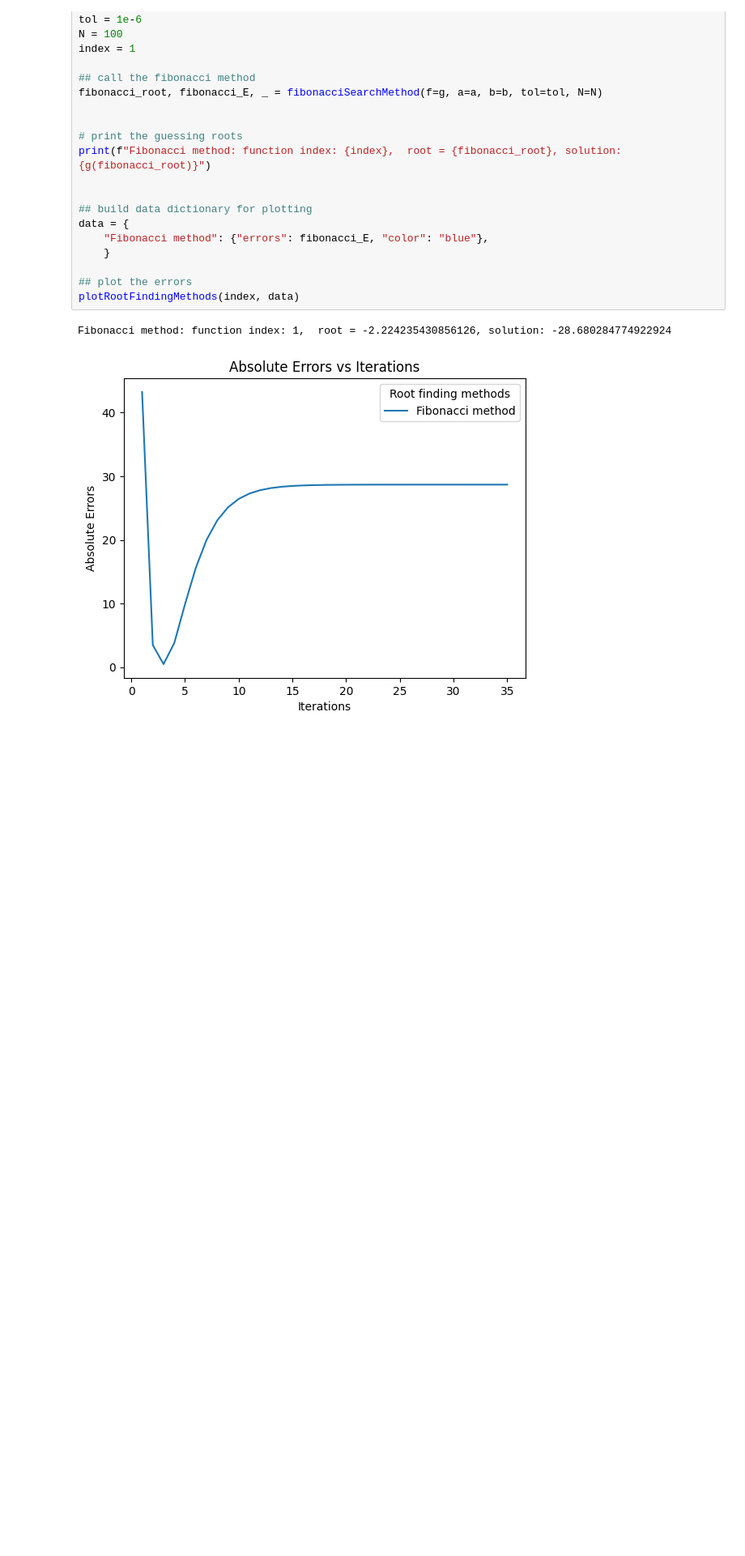
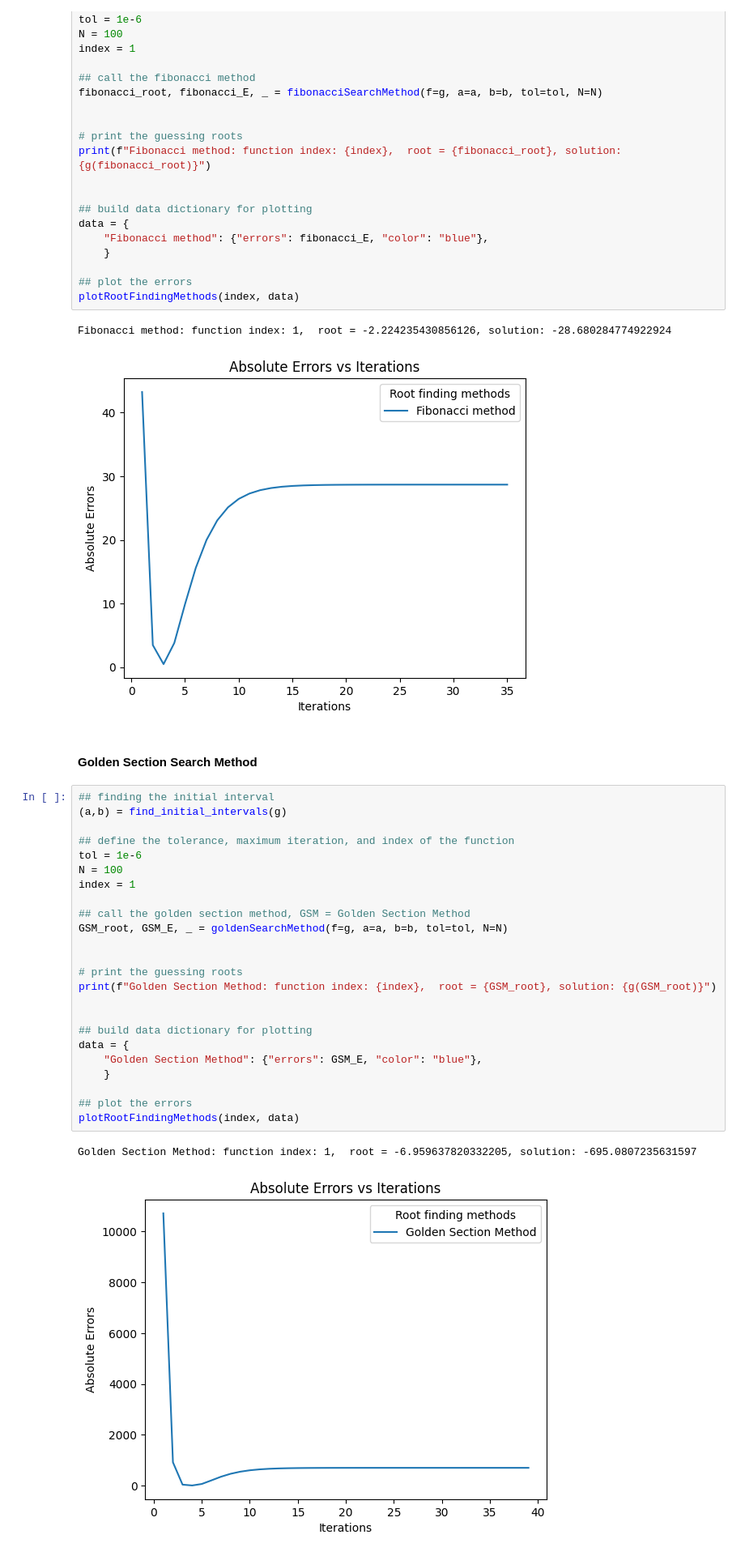
Before and after one commit to saeedahmadicp/numerical_optimization_of_ai, a Jupyter notebook: Test Notebook.ipynb, the cells around one changed output. Shown: that part at 81% size. Saved outputs shown, nothing was run; the diff lists cells and outputs as text; blank space fills up the shorter version.

Commit message:
added visulualization of golden search section method

```diff
--- a/Test Notebook.ipynb
+++ b/Test Notebook.ipynb
@@ -372,3 +372,32 @@ plotRootFindingMethods(index, data)
 # %% [output]
 Fibonacci method: function index: 1,  root = -2.224235430856126, solution: -28.680284774922924
 [figure]
+# %% [markdown]
+#### Golden Section Search Method
+# %%
+## finding the initial interval
+(a,b) = find_initial_intervals(g)
+
+## define the tolerance, maximum iteration, and index of the function
+tol = 1e-6
+N = 100
+index = 1
+
+## call the golden section method, GSM = Golden Section Method
+GSM_root, GSM_E, _ = goldenSearchMethod(f=g, a=a, b=b, tol=tol, N=N)
+
+
+# print the guessing roots
+print(f"Golden Section Method: function index: {index},  root = {GSM_root}, solution: {g(GSM_root)}")
+
+
+## build data dictionary for plotting
+data = {
+    "Golden Section Method": {"errors": GSM_E, "color": "blue"},
+    }
+
+## plot the errors
+plotRootFindingMethods(index, data)
+# %% [output]
+Golden Section Method: function index: 1,  root = -6.959637820332205, solution: -695.0807235631597
+[figure, added]
```
